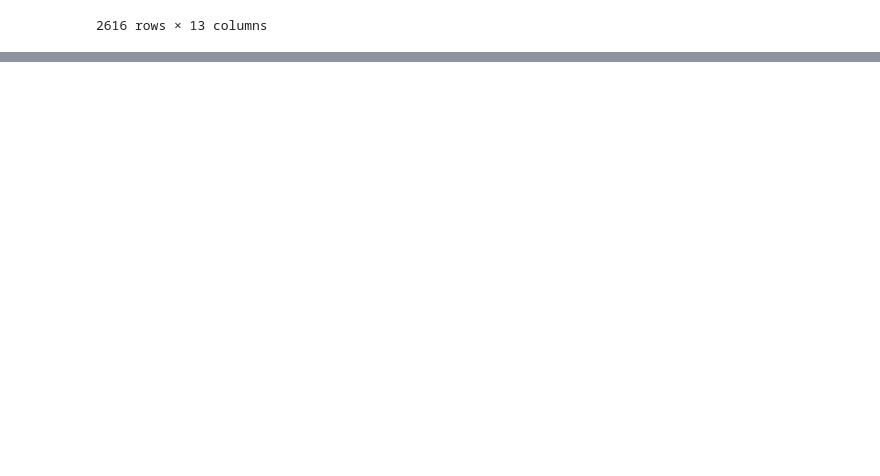
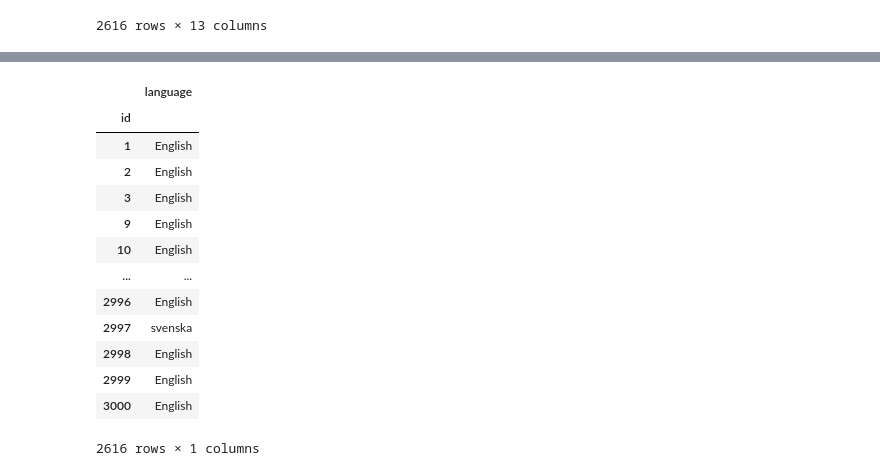
Before and after one commit to kendoll7/project_4, a Jupyter notebook: movies_etl.ipynb, the cells around one changed output, grey strips where cells are left out. Saved outputs shown, nothing was run; the diff lists cells and outputs as text; code cells hidden in the pictures; blank space fills up the shorter version.

Commit message:
Updating language data

```diff
--- a/movies_etl.ipynb
+++ b/movies_etl.ipynb
@@ -694,3 +694,10 @@ complete_movies_df_with_genres_prodcomps
 | 2614 | 2999 | 42000000 | Along Came Polly | 15.725542 | 1/16/04 | 90.0 | [{'iso_639_1': 'en', 'name': 'Eng... | Along Came Polly | ... |
 | 2615 | 3000 | 35000000 | Abduction | 10.512109 | 9/22/11 | 106.0 | [{'iso_639_1': 'en', 'name': 'Eng... | Abduction | ... |
 2616 rows × 13 columns
+# %%
+#Create the languages dataframe
+language_df = pd.DataFrame(complete_movies_df_with_genres_prodcomps['spoken_languages'])
+
+# Convert string representations of lists to actual lists using ast.literal_eval
+language_df['spoken_languages'] = language_df['spoken_languages'].apply(ast.literal_eval)
+language_df
@@ -696,0 +718,8 @@ complete_movies_df_with_genres_prodcomps
+# %%
+new_df = pd.json_normalize(language_df['spoken_languages'])
+new_df_0 = pd.json_normalize(new_df[0])
+new_df_0 = new_df_0.rename(columns={'name' : 'language'})
+new_df_0 = new_df_0.drop(columns = 'iso_639_1')
+new_df_0
+
+new_df_0
@@ -696,0 +740,19 @@ complete_movies_df_with_genres_prodcomps
+# %%
+new_df_0['id'] = complete_movies_df_with_genres_prodcomps['id']
+new_df_0 = new_df_0.set_index("id")
+new_df_0
+# %% [output]
+|  | language |
+| id |  |
+| 1 | English |
+| 2 | English |
+| 3 | English |
+| 9 | English |
+| 10 | English |
+| ... | ... |
+| 2996 | English |
+| 2997 | svenska |
+| 2998 | English |
+| 2999 | English |
+| 3000 | English |
+2616 rows × 1 columns
```
Also changed, not shown: parts of 3 cells of this notebook.
